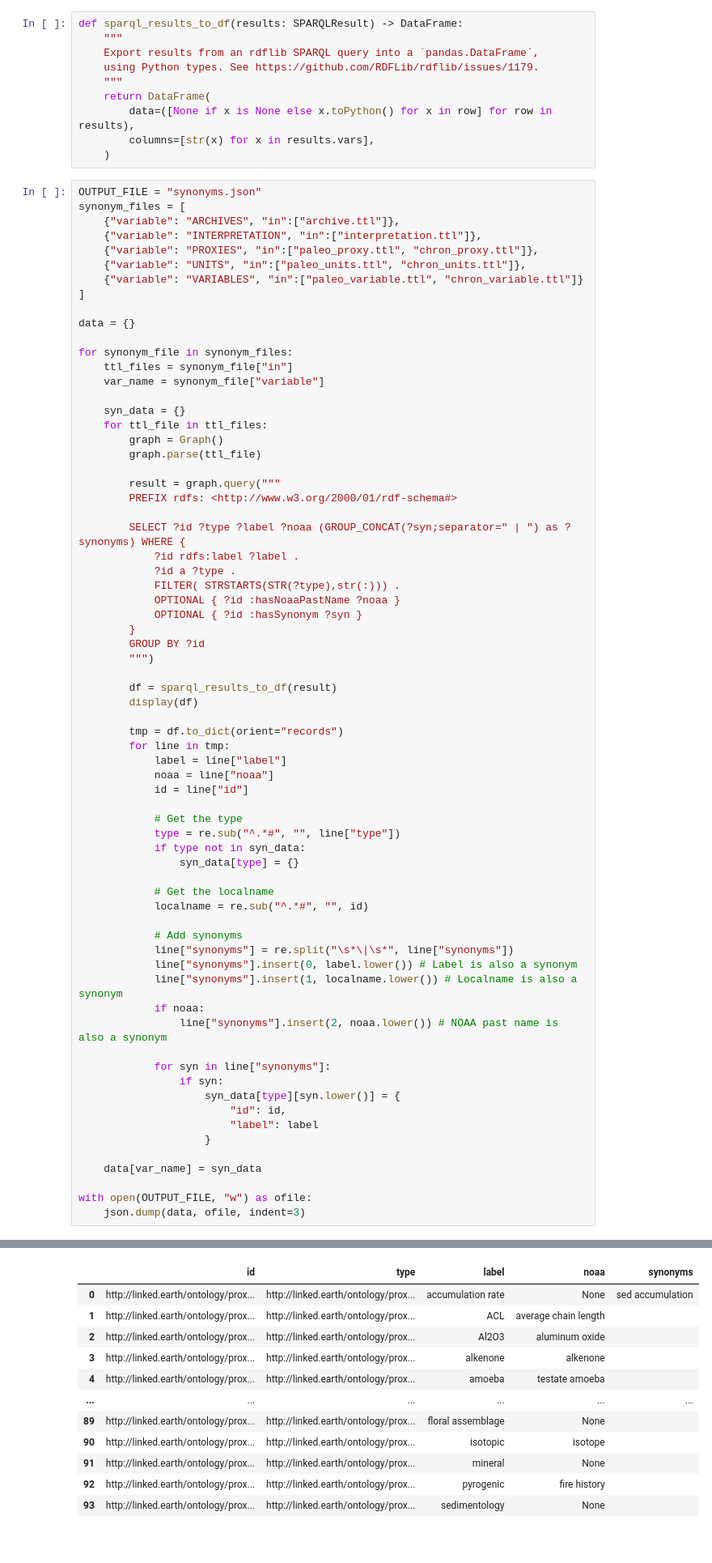
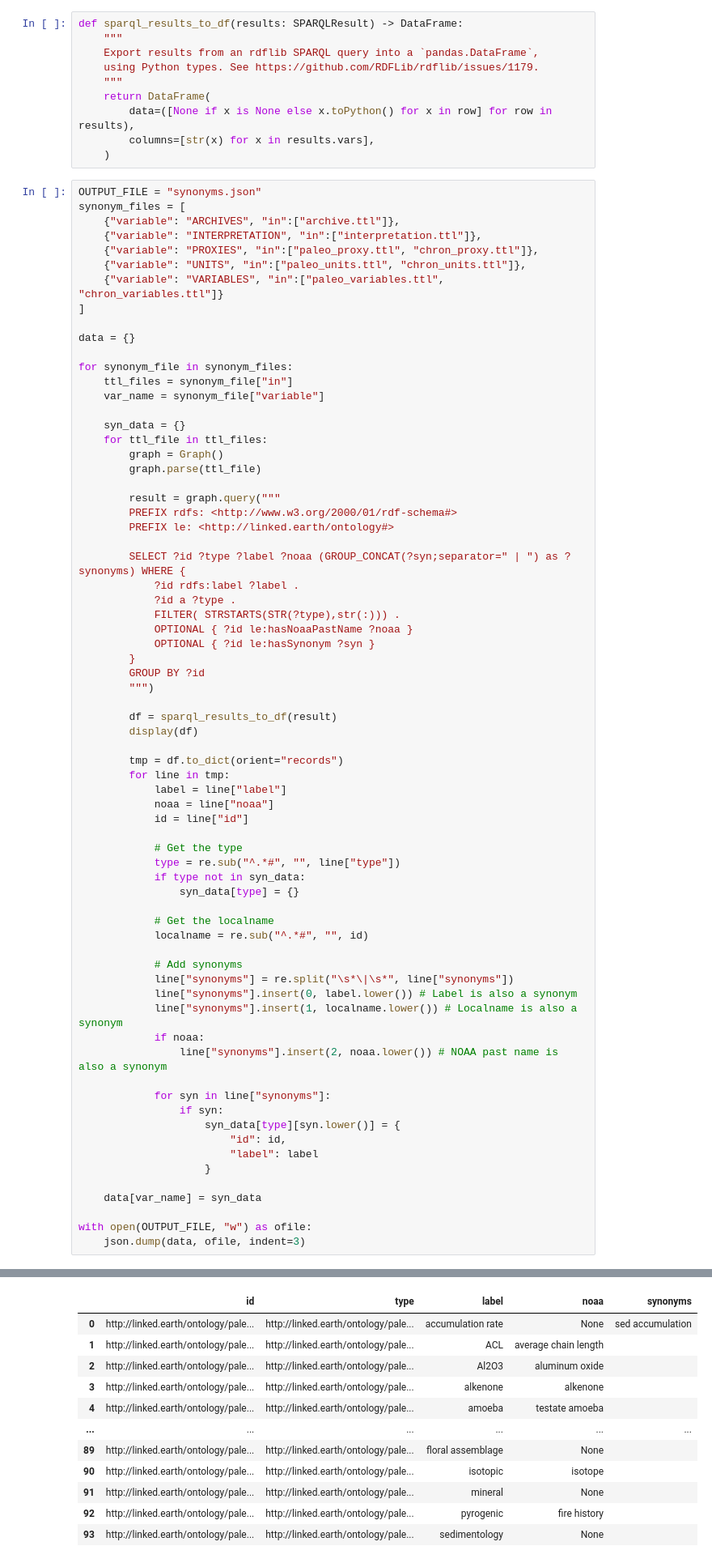
Before and after one commit to LinkedEarth/ontology, a Jupyter notebook: ontology_development/create_synonyms.ipynb, the cells around one changed output, grey strips where cells are left out. Shown at 81% size. Drawn from its saved outputs; the diff is of its cells as text.

```diff
--- a/ontology_development/create_synonyms.ipynb
+++ b/ontology_development/create_synonyms.ipynb
@@ -23,7 +23,7 @@ synonym_files = [
     {"variable": "INTERPRETATION", "in":["interpretation.ttl"]},
     {"variable": "PROXIES", "in":["paleo_proxy.ttl", "chron_proxy.ttl"]},
     {"variable": "UNITS", "in":["paleo_units.ttl", "chron_units.ttl"]},
-    {"variable": "VARIABLES", "in":["paleo_variable.ttl", "chron_variable.ttl"]}
+    {"variable": "VARIABLES", "in":["paleo_variables.ttl", "chron_variables.ttl"]}
 ]
 
 data = {}
@@ -39,13 +39,14 @@ for synonym_file in synonym_files:
 
         result = graph.query("""
         PREFIX rdfs: <http://www.w3.org/2000/01/rdf-schema#>
+        PREFIX le: <http://linked.earth/ontology#>
 
         SELECT ?id ?type ?label ?noaa (GROUP_CONCAT(?syn;separator=" | ") as ?synonyms) WHERE {
             ?id rdfs:label ?label .
             ?id a ?type .
             FILTER( STRSTARTS(STR(?type),str(:))) .
-            OPTIONAL { ?id :hasNoaaPastName ?noaa }
-            OPTIONAL { ?id :hasSynonym ?syn }
+            OPTIONAL { ?id le:hasNoaaPastName ?noaa }
+            OPTIONAL { ?id le:hasSynonym ?syn }
         }
         GROUP BY ?id
         """)
@@ -91,44 +92,44 @@ with open(OUTPUT_FILE, "w") as ofile:
 | 1 | http://linked.earth/ontology/arch... | http://linked.earth/ontology/arch... | Coral | coral |  |
 | 2 | http://linked.earth/ontology/arch... | http://linked.earth/ontology/arch... | Fluvial sediment | None | Creek | Fluvial | River | Stream |
 | 3 | http://linked.earth/ontology/arch... | http://linked.earth/ontology/arch... | Glacier ice | ice cores |  |
 | 4 | http://linked.earth/ontology/arch... | http://linked.earth/ontology/arch... | Ground ice | bulk ice |  |
 | 5 | http://linked.earth/ontology/arch... | http://linked.earth/ontology/arch... | Lake sediment | None | Lagoon | Lake | Lake Sediment |
 | 6 | http://linked.earth/ontology/arch... | http://linked.earth/ontology/arch... | Marine sediment | None | Delta | Marine |
 | 7 | http://linked.earth/ontology/arch... | http://linked.earth/ontology/arch... | Midden | None |  |
 | 8 | http://linked.earth/ontology/arch... | http://linked.earth/ontology/arch... | Mollusk shell | bivalve | MolluskShells |
 | 9 | http://linked.earth/ontology/arch... | http://linked.earth/ontology/arch... | Peat | peat | Bog | Fen | Marsh | Mire | Swamp |
 | 10 | http://linked.earth/ontology/arch... | http://linked.earth/ontology/arch... | Sclerosponge | sclerosponge |  |
 | 11 | http://linked.earth/ontology/arch... | http://linked.earth/ontology/arch... | Shoreline | lake levels | LakeDeposit | LakeDeposits |
 | 12 | http://linked.earth/ontology/arch... | http://linked.earth/ontology/arch... | Speleothem | speleothems | Cave |
 | 13 | http://linked.earth/ontology/arch... | http://linked.earth/ontology/arch... | Terrestrial sediment | None | Dune | Loess |
 | 14 | http://linked.earth/ontology/arch... | http://linked.earth/ontology/arch... | Wood | tree ring | tree |
 | 15 | http://linked.earth/ontology/arch... | http://linked.earth/ontology/arch... | Documents | documents |  |
 | 16 | http://linked.earth/ontology/arch... | http://linked.earth/ontology/arch... | Other | other |  |
 |  | id | type | label | noaa | synonyms |
 | 0 | http://linked.earth/ontology/inte... | http://linked.earth/ontology/inte... | C3C4Ratio | None | composition C3-C4 plants |
 | 1 | http://linked.earth/ontology/inte... | http://linked.earth/ontology/inte... | circulationIndex | circulation index | MODE | NAO index |
 | 2 | http://linked.earth/ontology/inte... | http://linked.earth/ontology/inte... | circulationVariable | circulation variable | changes in monsoon intensity. | c... |
 | 3 | http://linked.earth/ontology/inte... | http://linked.earth/ontology/inte... | dissolvedOxygen | dissolved oxygen | suboxia |
 | 4 | http://linked.earth/ontology/inte... | http://linked.earth/ontology/inte... | dust | dust | DUST |
 | ... | ... | ... | ... | ... | ... |
 | 172 | http://linked.earth/ontology/inte... | http://linked.earth/ontology/inte... | Summer | summer | summer | warm season | mostly sum... |
 | 173 | http://linked.earth/ontology/inte... | http://linked.earth/ontology/inte... | Warmest Month | 231Pa excess | warmest month | warmest |
 | 174 | http://linked.earth/ontology/inte... | http://linked.earth/ontology/inte... | Wet Season | None | monsoon | Andean wet season | Mon... |
 | 175 | http://linked.earth/ontology/inte... | http://linked.earth/ontology/inte... | Win-Spr | None | winter/spring |
 | 176 | http://linked.earth/ontology/inte... | http://linked.earth/ontology/inte... | Winter | winter | winter | winter+ | mostly winter |
 177 rows × 5 columns
 |  | id | type | label | noaa | synonyms |
-| 0 | http://linked.earth/ontology/prox... | http://linked.earth/ontology/prox... | accumulation rate | None | sed accumulation |
-| 1 | http://linked.earth/ontology/prox... | http://linked.earth/ontology/prox... | ACL | average chain length |  |
-| 2 | http://linked.earth/ontology/prox... | http://linked.earth/ontology/prox... | Al2O3 | aluminum oxide |  |
-| 3 | http://linked.earth/ontology/prox... | http://linked.earth/ontology/prox... | alkenone | alkenone |  |
-| 4 | http://linked.earth/ontology/prox... | http://linked.earth/ontology/prox... | amoeba | testate amoeba |  |
+| 0 | http://linked.earth/ontology/pale... | http://linked.earth/ontology/pale... | accumulation rate | None | sed accumulation |
+| 1 | http://linked.earth/ontology/pale... | http://linked.earth/ontology/pale... | ACL | average chain length |  |
+| 2 | http://linked.earth/ontology/pale... | http://linked.earth/ontology/pale... | Al2O3 | aluminum oxide |  |
+| 3 | http://linked.earth/ontology/pale... | http://linked.earth/ontology/pale... | alkenone | alkenone |  |
+| 4 | http://linked.earth/ontology/pale... | http://linked.earth/ontology/pale... | amoeba | testate amoeba |  |
 | ... | ... | ... | ... | ... | ... |
-| 89 | http://linked.earth/ontology/prox... | http://linked.earth/ontology/prox... | floral assemblage | None |  |
-| 90 | http://linked.earth/ontology/prox... | http://linked.earth/ontology/prox... | isotopic | isotope |  |
-| 91 | http://linked.earth/ontology/prox... | http://linked.earth/ontology/prox... | mineral | None |  |
-| 92 | http://linked.earth/ontology/prox... | http://linked.earth/ontology/prox... | pyrogenic | fire history |  |
-| 93 | http://linked.earth/ontology/prox... | http://linked.earth/ontology/prox... | sedimentology | None |  |
+| 89 | http://linked.earth/ontology/pale... | http://linked.earth/ontology/pale... | floral assemblage | None |  |
+| 90 | http://linked.earth/ontology/pale... | http://linked.earth/ontology/pale... | isotopic | isotope |  |
+| 91 | http://linked.earth/ontology/pale... | http://linked.earth/ontology/pale... | mineral | None |  |
+| 92 | http://linked.earth/ontology/pale... | http://linked.earth/ontology/pale... | pyrogenic | fire history |  |
+| 93 | http://linked.earth/ontology/pale... | http://linked.earth/ontology/pale... | sedimentology | None |  |
 94 rows × 5 columns
 |  | id | type | label | noaa | synonyms |
 |  | id | type | label | noaa | synonyms |
```
Also changed, not shown: parts of 1 cell of this notebook, 12 other files.
